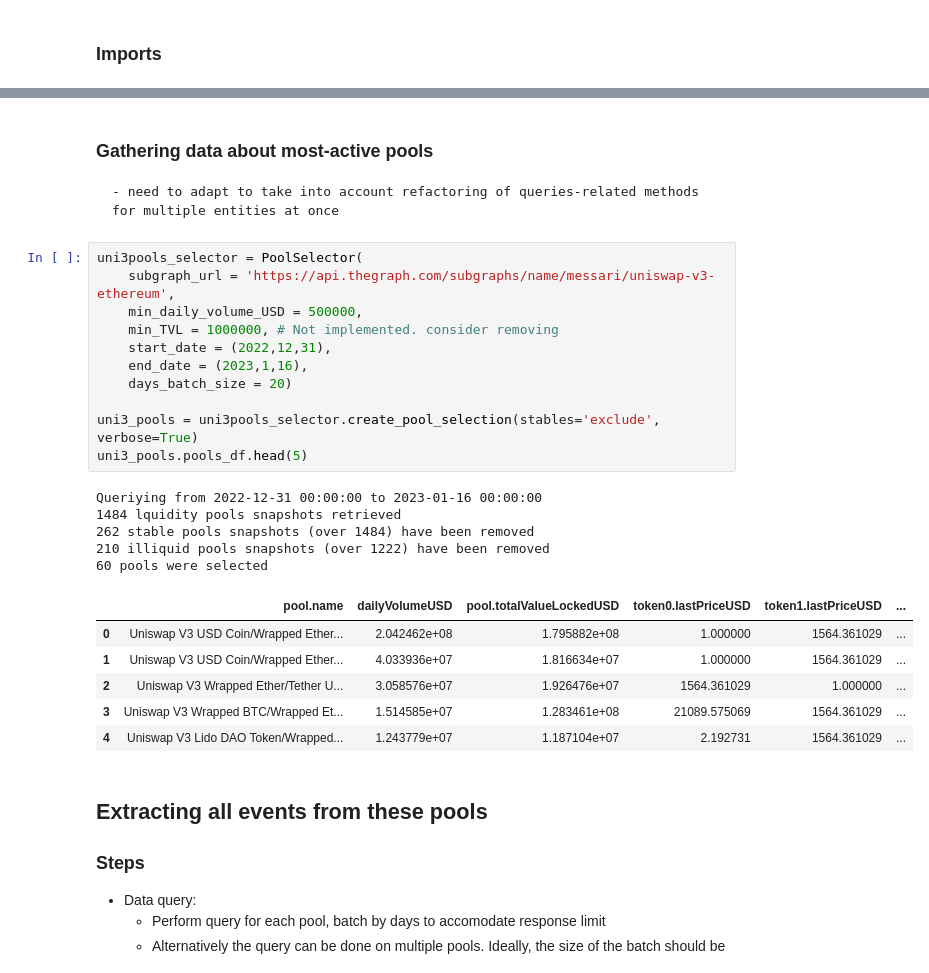
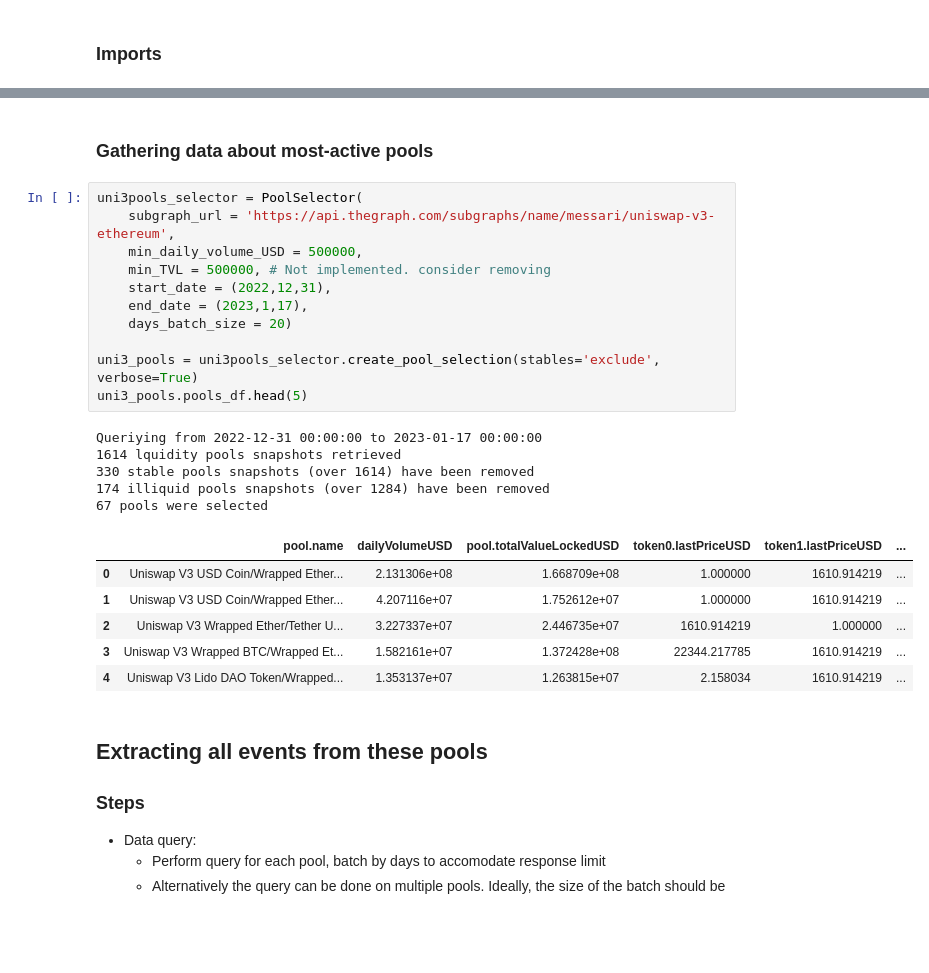
Before and after one commit to juliencarponcy/py0xcluster, a Jupyter notebook: notebooks/Pool_clustering.ipynb, the cells around one changed output, grey strips where cells are left out. Saved outputs shown, nothing was run; the diff lists cells and outputs as text; blank space fills up the shorter version.

```diff
--- a/notebooks/Pool_clustering.ipynb
+++ b/notebooks/Pool_clustering.ipynb
@@ -113,29 +113,28 @@ ModuleNotFoundError: No module named 'py0xcluster.features.swaps_feature_extract
 # %% [markdown]
 ### Gathering data about most-active pools
-    - need to adapt to take into account refactoring of queries-related methods for multiple entities at once
 # %%
 uni3pools_selector = PoolSelector(
     subgraph_url = 'https://api.thegraph.com/subgraphs/name/messari/uniswap-v3-ethereum',
     min_daily_volume_USD = 500000,
-    min_TVL = 1000000, # Not implemented. consider removing
+    min_TVL = 500000, # Not implemented. consider removing
     start_date = (2022,12,31),
-    end_date = (2023,1,16),
+    end_date = (2023,1,17),
     days_batch_size = 20)
 
 uni3_pools = uni3pools_selector.create_pool_selection(stables='exclude', verbose=True)
 uni3_pools.pools_df.head(5)
 # %% [output]
-Queriying from 2022-12-31 00:00:00 to 2023-01-16 00:00:00
-1484 lquidity pools snapshots retrieved
-262 stable pools snapshots (over 1484) have been removed
-210 illiquid pools snapshots (over 1222) have been removed
-60 pools were selected
+Queriying from 2022-12-31 00:00:00 to 2023-01-17 00:00:00
+1614 lquidity pools snapshots retrieved
+330 stable pools snapshots (over 1614) have been removed
+174 illiquid pools snapshots (over 1284) have been removed
+67 pools were selected
 |  | pool.name | dailyVolumeUSD | pool.totalValueLockedUSD | token0.lastPriceUSD | token1.lastPriceUSD | ... |
-| 0 | Uniswap V3 USD Coin/Wrapped Ether... | 2.042462e+08 | 1.795882e+08 | 1.000000 | 1564.361029 | ... |
-| 1 | Uniswap V3 USD Coin/Wrapped Ether... | 4.033936e+07 | 1.816634e+07 | 1.000000 | 1564.361029 | ... |
-| 2 | Uniswap V3 Wrapped Ether/Tether U... | 3.058576e+07 | 1.926476e+07 | 1564.361029 | 1.000000 | ... |
-| 3 | Uniswap V3 Wrapped BTC/Wrapped Et... | 1.514585e+07 | 1.283461e+08 | 21089.575069 | 1564.361029 | ... |
-| 4 | Uniswap V3 Lido DAO Token/Wrapped... | 1.243779e+07 | 1.187104e+07 | 2.192731 | 1564.361029 | ... |
+| 0 | Uniswap V3 USD Coin/Wrapped Ether... | 2.131306e+08 | 1.668709e+08 | 1.000000 | 1610.914219 | ... |
+| 1 | Uniswap V3 USD Coin/Wrapped Ether... | 4.207116e+07 | 1.752612e+07 | 1.000000 | 1610.914219 | ... |
+| 2 | Uniswap V3 Wrapped Ether/Tether U... | 3.227337e+07 | 2.446735e+07 | 1610.914219 | 1.000000 | ... |
+| 3 | Uniswap V3 Wrapped BTC/Wrapped Et... | 1.582161e+07 | 1.372428e+08 | 22344.217785 | 1610.914219 | ... |
+| 4 | Uniswap V3 Lido DAO Token/Wrapped... | 1.353137e+07 | 1.263815e+07 | 2.158034 | 1610.914219 | ... |
 # %% [markdown]
 ## Extracting all events from these pools
 
```
Also changed, not shown: parts of 22 cells of this notebook, 6 other files.
